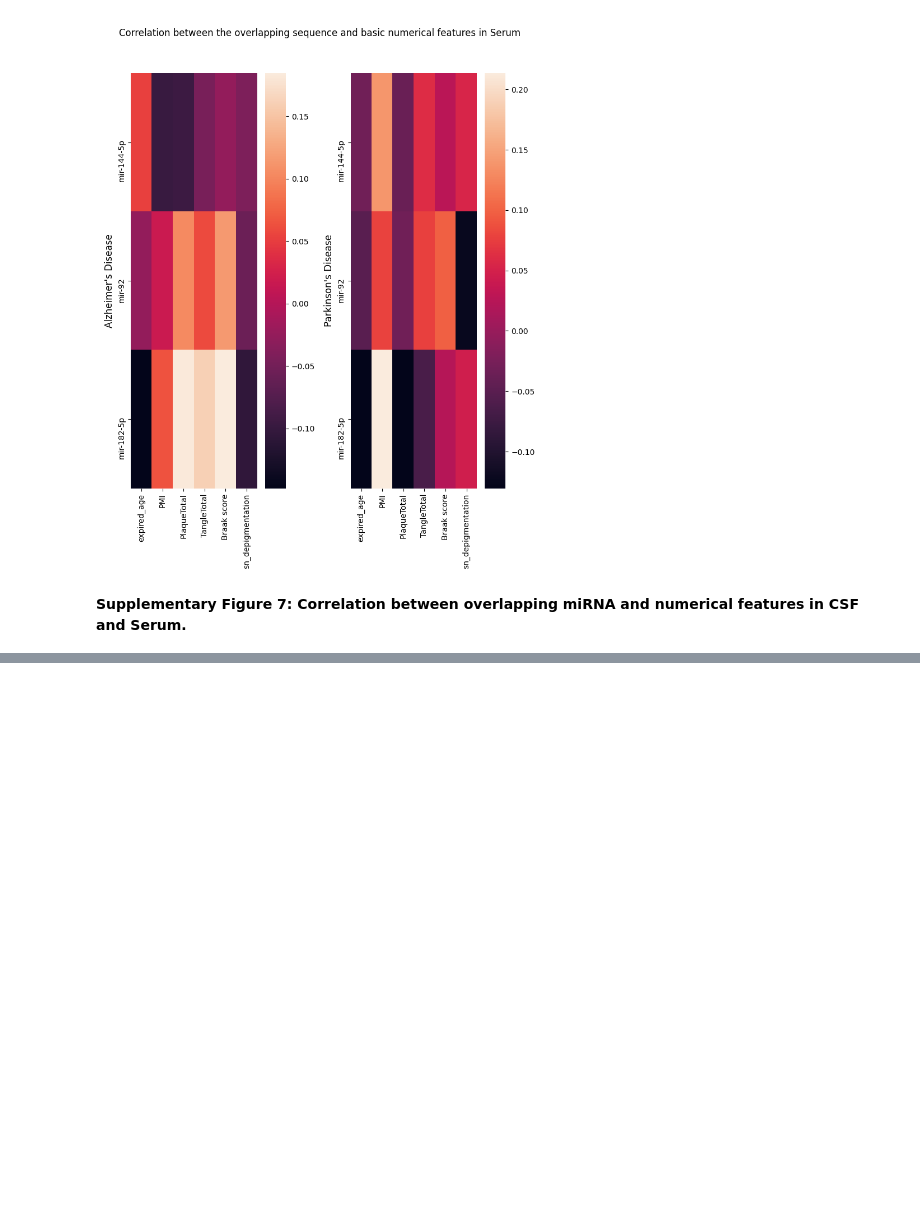
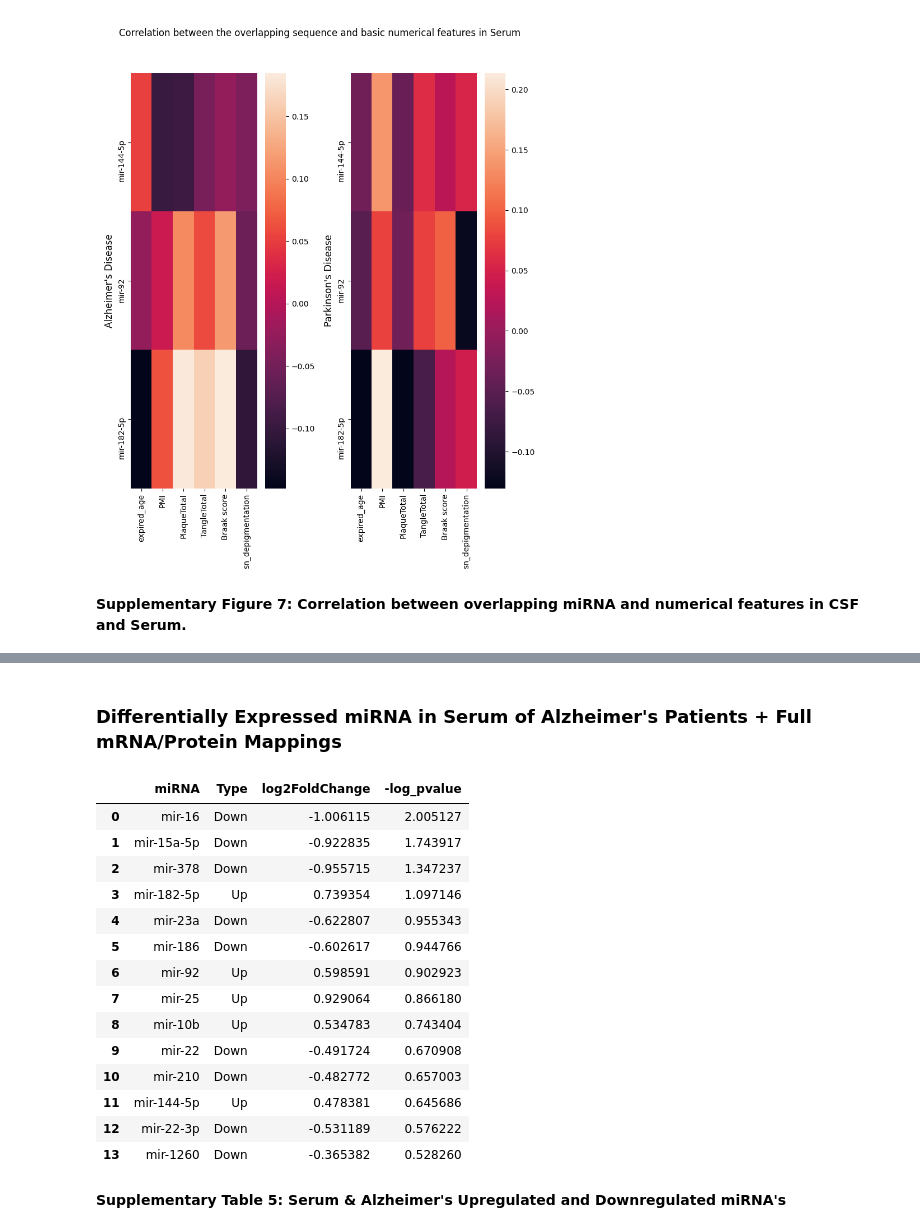
Before and after one commit to sksamra/DSC180B_B04_Capstone, a Jupyter notebook: notebooks/report.ipynb, the cells around one changed output, grey strips where cells are left out. Drawn from its saved outputs; the diff is of its cells as text; code cells hidden in the pictures; blank space fills up the shorter version.

```diff
--- a/notebooks/report.ipynb
+++ b/notebooks/report.ipynb
@@ -1643,0 +1713,26 @@ Supplementary Figure 7: Correlation between overlapping miRNA and numerical feat
+# %% [markdown]
+### Differentially Expressed miRNA in Serum of Alzheimer's Patients + Full mRNA/Protein Mappings
+# %%
+df = pd.read_csv("../data/out/Serum/Alzheimer/updown_miRNAs.csv")
+df.columns = ['miRNA', 'Type', 'log2FoldChange', '-log_pvalue']
+
+display(df)
+display(HTML("<b>Supplementary Table "+str(sup_tableNum)+": Serum & Alzheimer's Upregulated and Downregulated miRNA's</b>"))
+sup_tableNum += 1
+# %% [output]
+|  | miRNA | Type | log2FoldChange | -log_pvalue |
+| 0 | mir-16 | Down | -1.006115 | 2.005127 |
+| 1 | mir-15a-5p | Down | -0.922835 | 1.743917 |
+| 2 | mir-378 | Down | -0.955715 | 1.347237 |
+| 3 | mir-182-5p | Up | 0.739354 | 1.097146 |
+| 4 | mir-23a | Down | -0.622807 | 0.955343 |
+| 5 | mir-186 | Down | -0.602617 | 0.944766 |
+| 6 | mir-92 | Up | 0.598591 | 0.902923 |
+| 7 | mir-25 | Up | 0.929064 | 0.866180 |
+| 8 | mir-10b | Up | 0.534783 | 0.743404 |
+| 9 | mir-22 | Down | -0.491724 | 0.670908 |
+| 10 | mir-210 | Down | -0.482772 | 0.657003 |
+| 11 | mir-144-5p | Up | 0.478381 | 0.645686 |
+| 12 | mir-22-3p | Down | -0.531189 | 0.576222 |
+| 13 | mir-1260 | Down | -0.365382 | 0.528260 |
+Supplementary Table 5: Serum & Alzheimer's Upregulated and Downregulated miRNA's
```
Also changed, not shown: parts of 26 cells of this notebook.
